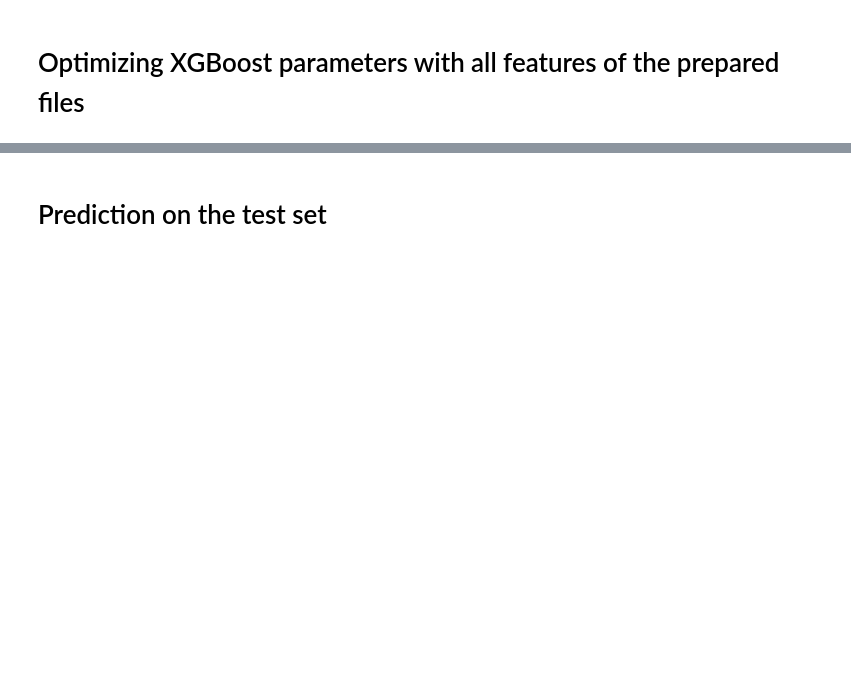
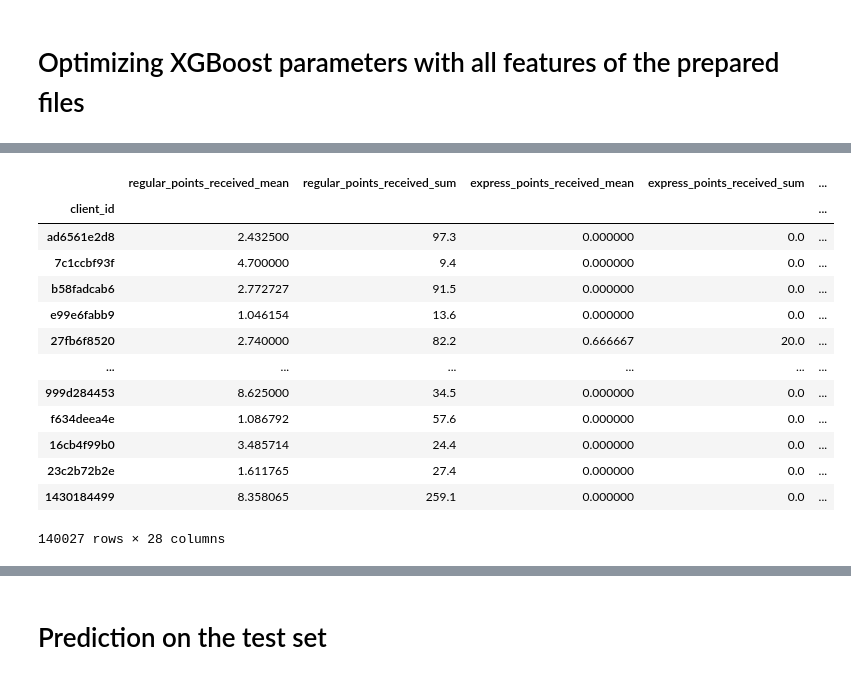
Before and after one commit to Denis-Kazakov/Kaggle_CFT_uplift, a Jupyter notebook: 12_2_feature_selection_greedy.ipynb, the cells around one changed output, grey strips where cells are left out. Saved outputs shown, nothing was run; the diff lists cells and outputs as text; code cells hidden in the pictures; blank space fills up the shorter version.

```diff
--- a/12_2_feature_selection_greedy.ipynb
+++ b/12_2_feature_selection_greedy.ipynb
@@ -20,6 +67,21 @@ FileNotFoundError: [Errno 2] No such file or directory: 'clients_train_modified_
 # %%
-X = df.drop(colums=['treatment_flg', 'purchased'])
+X = df.drop(columns=['treatment_flg', 'purchased'])
 X
+# %% [output]
+|  | regular_points_received_mean | regular_points_received_sum | express_points_received_mean | express_points_received_sum | ... |
+| client_id |  |  |  |  | ... |
+| ad6561e2d8 | 2.432500 | 97.3 | 0.000000 | 0.0 | ... |
+| 7c1ccbf93f | 4.700000 | 9.4 | 0.000000 | 0.0 | ... |
+| b58fadcab6 | 2.772727 | 91.5 | 0.000000 | 0.0 | ... |
+| e99e6fabb9 | 1.046154 | 13.6 | 0.000000 | 0.0 | ... |
+| 27fb6f8520 | 2.740000 | 82.2 | 0.666667 | 20.0 | ... |
+| ... | ... | ... | ... | ... | ... |
+| 999d284453 | 8.625000 | 34.5 | 0.000000 | 0.0 | ... |
+| f634deea4e | 1.086792 | 57.6 | 0.000000 | 0.0 | ... |
+| 16cb4f99b0 | 3.485714 | 24.4 | 0.000000 | 0.0 | ... |
+| 23c2b72b2e | 1.611765 | 27.4 | 0.000000 | 0.0 | ... |
+| 1430184499 | 8.358065 | 259.1 | 0.000000 | 0.0 | ... |
+140027 rows × 28 columns
 # %%
 treat = df.treatment_flg
 treat
```
Also changed, not shown: parts of 41 cells of this notebook, 1 other file.
